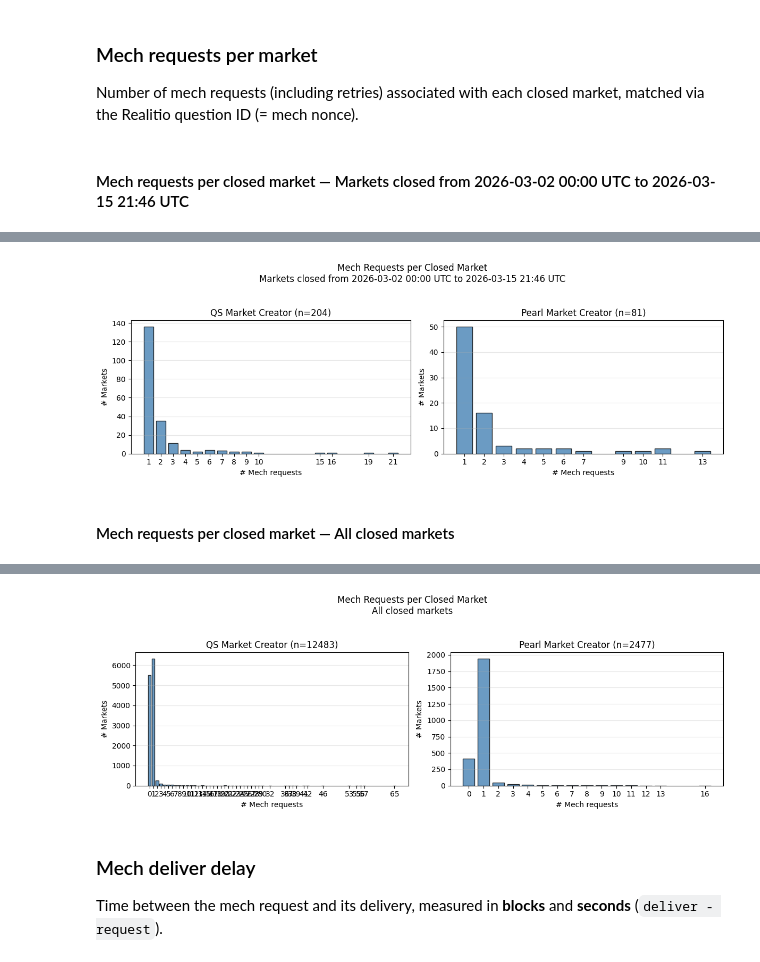
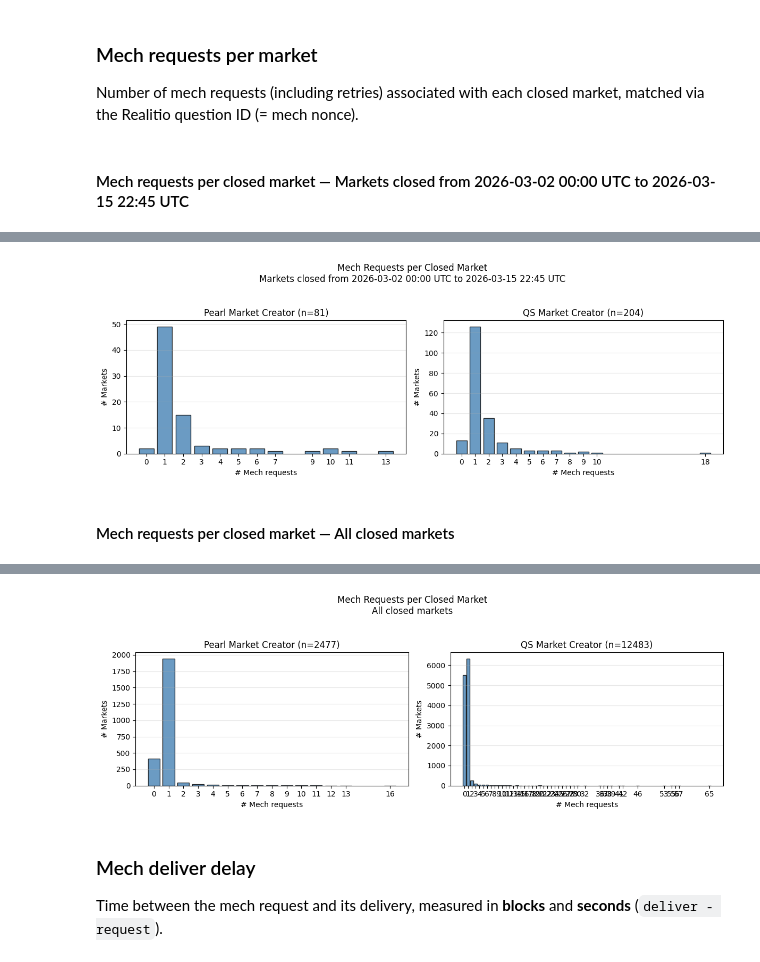
Before and after one commit to valory-xyz/market-creator, a Jupyter notebook: notebooks/market_creator_activity.ipynb, the cells around one changed output, grey strips where cells are left out. Cells and saved outputs as stored; diff of their text form; code cells hidden in the pictures.

```diff
--- a/notebooks/market_creator_activity.ipynb
+++ b/notebooks/market_creator_activity.ipynb
@@ -684,7 +684,7 @@ for _, row in _df_flipped.iterrows():
         "Final answer": row["current_answer"],
         "Bond (xDAI)": f"{bond_xdai:.4f}",
         "Audit": audit_str,
-        "Answered (UTC)": row["finalized_ts"].strftime("%Y-%m-%d %H:%M") if row["finalized_ts"] else "--",
+        "Answered (UTC)": row["finalized_ts"].strftime("%Y-%m-%d %H:%M") if pd.notna(row["finalized_ts"]) else "--",
     })
 
 display(HTML(f"<h4>Flipped markets ({len(_df_flipped)})</h4>"))
@@ -853,12 +853,10 @@ cutoff_ts = int((now_utc - timedelta(days=STATS_PERIOD_DAYS)).timestamp())
 
 Number of mech requests (including retries) associated with each closed market, matched via the Realitio question ID (= mech nonce).
 # %%
-def _display_mech_per_market(df_mkts, df_mc, creators_config, subtitle, cutoff_ts=None):
+def _display_mech_per_market(df_mkts, df_mc, subtitle):
     """Display table + bar chart of mech requests per closed market using DataFrames."""
     # Filter to closed markets
     closed = df_mkts[df_mkts["state"] == MarketState.CLOSED].copy()
-    if cutoff_ts is not None:
-        closed = closed[closed["finalized_ts"] >= pd.Timestamp(cutoff_ts, unit="s", tz="UTC")]
 
     # Count mech requests per question_id (nonce)
     mech_per_nonce = df_mc.groupby(["creator", "nonce"]).size().reset_index(name="n_reqs")
@@ -879,9 +877,10 @@ def _display_mech_per_market(df_mkts, df_mc, creators_config, subtitle, cutoff_t
 
     # Summary table by creator
     all_values = sorted(merged["n_reqs"].unique())
+    creators = sorted(merged["creator"].unique())
     table_rows = []
-    for key in creators_config:
-        name = creators_config[key]["name"]
+    for key in creators:
+        name = MARKET_CREATORS[key]["name"]
         subset = merged[merged["creator"] == key]
         total = len(subset)
         if total == 0:
@@ -890,22 +889,20 @@ def _display_mech_per_market(df_mkts, df_mc, creators_config, subtitle, cutoff_t
         row = {"Creator": f"{name} (n={total})"}
         for v in all_values:
             c = counter.get(v, 0)
-            pct_val = c / total * 100
-            row[f"{v} req{'s' if v != 1 else ''}"] = f"{c} ({pct_val:.1f}%)"
+            row[f"{v} req{'s' if v != 1 else ''}"] = f"{c} ({pct(c, total)})"
         table_rows.append(row)
 
     display(HTML(f"<h4>Mech requests per closed market — {subtitle}</h4>"))
     display(HTML(pd.DataFrame(table_rows).fillna("").to_html(escape=False, index=False)))
 
     # Bar chart per creator
-    creators_list = [k for k in creators_config if len(merged[merged["creator"] == k]) > 0]
-    n_creators = len(creators_list)
+    n_creators = len(creators)
     fig, axes = plt.subplots(1, max(n_creators, 1), figsize=(6 * max(n_creators, 1), 4))
     if n_creators == 1:
         axes = [axes]
 
-    for ax, key in zip(axes, creators_list):
-        name = creators_config[key]["name"]
+    for ax, key in zip(axes, creators):
+        name = MARKET_CREATORS[key]["name"]
         subset = merged[merged["creator"] == key]
         counter = subset["n_reqs"].value_counts().sort_index()
         x = counter.index.tolist()
@@ -923,17 +920,15 @@ def _display_mech_per_market(df_mkts, df_mc, creators_config, subtitle, cutoff_t
     plt.show()
 
 
+# Period markets: closed within [period_start, period_end]
+_df_markets_period = df_markets[
+    (df_markets["finalized_ts"] >= period_start) & (df_markets["finalized_ts"] <= period_end)
+]
+
 # Study period
-_display_mech_per_market(
-    df_markets, df_mech, MARKET_CREATORS,
-    f"Markets closed {_period_label}",
-    cutoff_ts=cutoff_ts,
-)
+_display_mech_per_market(_df_markets_period, _df_mech_period, f"Markets closed {_period_label}")
 
 # Overall
-_display_mech_per_market(
-    df_markets, df_mech, MARKET_CREATORS,
-    "All closed markets",
-)
+_display_mech_per_market(df_markets, df_mech, "All closed markets")
 # %% [output]
-Mech requests per closed market — Markets closed from 2026-03-02 00:00 UTC to 2026-03-15 21:46 UTC
+Mech requests per closed market — Markets closed from 2026-03-02 00:00 UTC to 2026-03-15 22:45 UTC
@@ -943,3 +938,3 @@ Mech requests per closed market — Markets closed from 2026-03-02 00:00 UTC to
-[figure, old version]
+[figure, new version]
 Mech requests per closed market — All closed markets
 | Creator | 0 reqs | 1 req | 2 reqs | 3 reqs | 4 reqs | 5 reqs | 6 reqs | 7 reqs | 8 reqs | 9 reqs | 10 reqs | ... |
@@ -948,4 +943,4 @@ Mech requests per closed market — All closed markets
-[figure, old version]
+[figure, new version]
 # %% [markdown]
 ### Mech deliver delay
 
```
Also changed, not shown: parts of 7 cells of this notebook.
